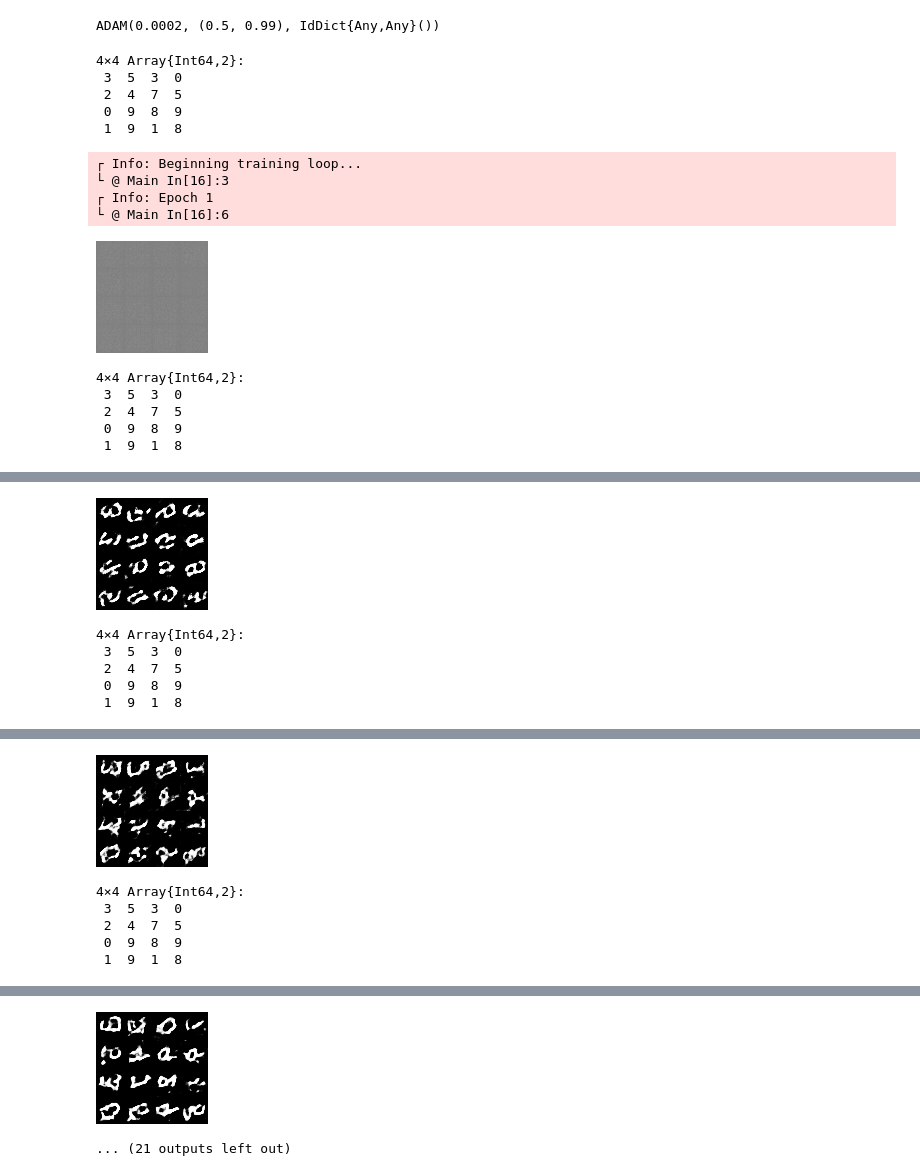
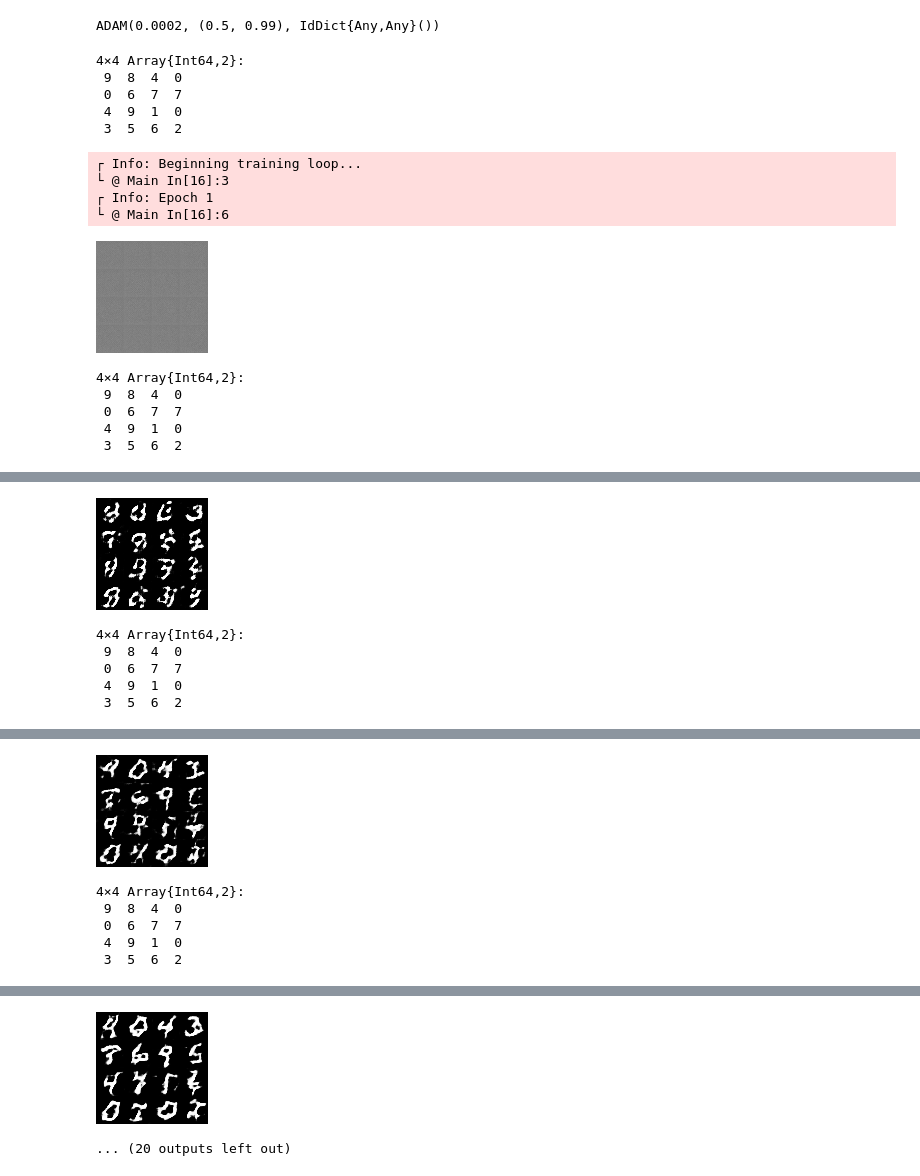
Before and after one commit to bartoszpankratz/221660-0553-Aproksymacja, a Jupyter notebook: 5. GAN/GAN.ipynb, the cells around one changed output, grey strips where cells are left out. Cells and saved outputs as stored; diff of their text form; code cells hidden in the pictures.

```diff
--- a/5. GAN/GAN.ipynb
+++ b/5. GAN/GAN.ipynb
@@ -52,2 +72,4 @@ train_imgs = MNIST.images();
+# %%
+train_imgs, train_labels = MNIST.traindata(Float32);
 # %%
 Y = Float32.(Flux.onehotbatch(train_labels, 0:9));
@@ -56,5 +76,7 @@ imgs = [2.f0 * Float32.(train_imgs[i]) .- 1.f0 for i = 1:length(train_imgs)];
+# %%
+imgs = reshape(@.(2f0 * train_imgs - 1f0), 28, 28, 1, :);
 # %%
-data = [(reshape(hcat(imgs[i]...),28,28,1,:), Y[:,i]) for i in partition(1:length(imgs), batch_size)];
+data = [(imgs[:,:,:,i], Y[:,i]) for i in partition(1:size(imgs,4), batch_size)];
 # %%
 Gray.(dropdims(@.(data[3][1][:,:,:,5]+1.f0) / 2.f0; dims = 3))
 # %% [output]
@@ -109,9 +131,10 @@ generator_loss (generic function with 1 method)
 # %%
 function sample(noise, labels)
     @eval Flux.istraining() = false
-    imgs = @.generator(labels, noise)
+    imgs = @.(generator(labels, noise))
     @eval Flux.istraining() = true
-    Gray.((dropdims(reduce(vcat, reduce.(hcat, partition(imgs, 4))); dims=(3, 4)) .+ 1f0)./2.f0)
+    Gray.((transpose(dropdims(reduce(vcat, reduce.(hcat, partition(imgs, 4))); dims=(3, 4)))
+            .+ 1f0)./2.f0)
 end
 # %% [output]
 sample (generic function with 1 method)
@@ -133,8 +156,8 @@ end
 
 Zygote.@nograd train_discriminator
 # %%
-noise = [randn(latent_dim, 1) for i=1:16]
-labels = [float.(Flux.onehotbatch(rand(0:9, 1), 0:9)) for i =1:16];
+noise = [randn(Float32,latent_dim, 1) for i=1:16]
+labels = [float32.(Flux.onehotbatch(rand(0:9, 1), 0:9)) for i =1:16];
 @info("Beginning training loop...")
 for epoch = 1:10
     d_loss,g_loss = Inf, Inf
@@ -158,17 +181,17 @@ for epoch = 1:10
 end
 # %% [output]
 4×4 Array{Int64,2}:
- 3  5  3  0
- 2  4  7  5
- 0  9  8  9
- 1  9  1  8
+ 9  8  4  0
+ 0  6  7  7
+ 4  9  1  0
+ 3  5  6  2
 ┌ Info: Beginning training loop...
 └ @ Main In[16]:3
 ┌ Info: Epoch 1
 └ @ Main In[16]:6
 [figure]
 4×4 Array{Int64,2}:
- 3  5  3  0
- 2  4  7  5
- 0  9  8  9
- 1  9  1  8
+ 9  8  4  0
+ 0  6  7  7
+ 4  9  1  0
+ 3  5  6  2
@@ -176,9 +199,9 @@ end
 └ @ Main In[16]:21
 ┌ Info: Epoch 2
 └ @ Main In[16]:6
-[figure, old version]
+[figure, new version]
 4×4 Array{Int64,2}:
- 3  5  3  0
- 2  4  7  5
- 0  9  8  9
- 1  9  1  8
+ 9  8  4  0
+ 0  6  7  7
+ 4  9  1  0
+ 3  5  6  2
@@ -186,9 +209,9 @@ end
 └ @ Main In[16]:21
 ┌ Info: Epoch 3
 └ @ Main In[16]:6
-[figure, old version]
+[figure, new version]
 4×4 Array{Int64,2}:
- 3  5  3  0
- 2  4  7  5
- 0  9  8  9
- 1  9  1  8
+ 9  8  4  0
+ 0  6  7  7
+ 4  9  1  0
+ 3  5  6  2
@@ -196,5 +219,5 @@ end
 └ @ Main In[16]:21
 ┌ Info: Epoch 4
 └ @ Main In[16]:6
-[figure, old version]
+[figure, new version]
-... (21 outputs left out)
+... (20 outputs left out)
```
Also changed, not shown: parts of 16 cells of this notebook, 1 other file.
